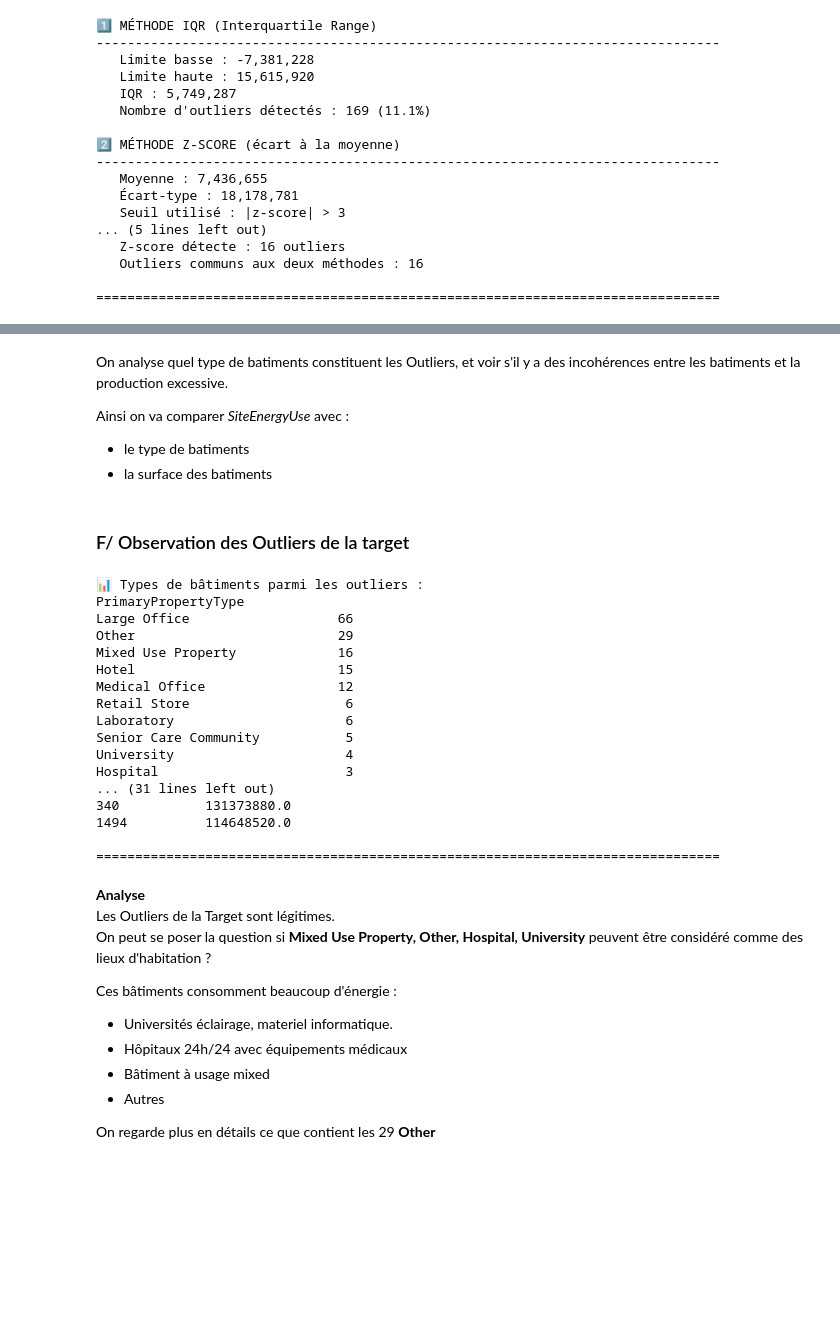
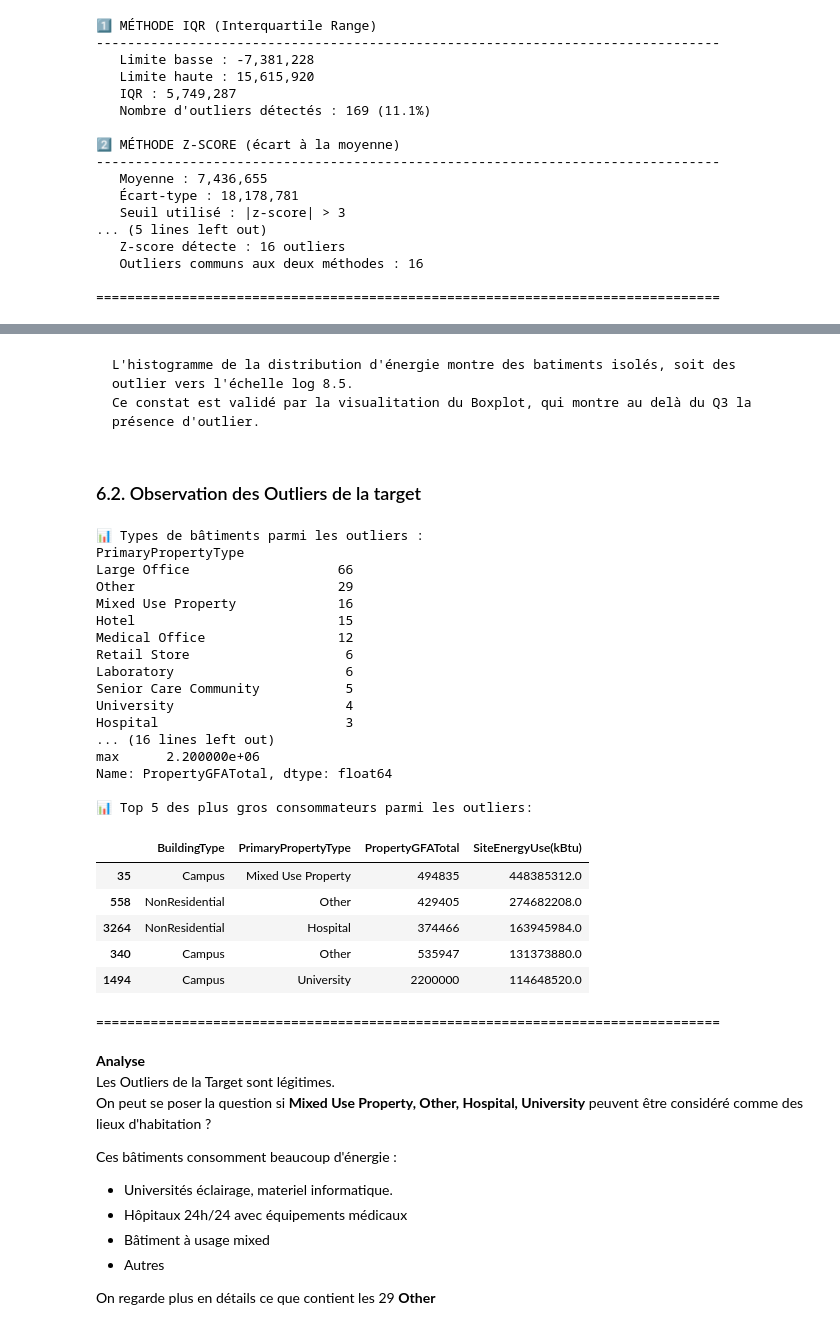
Before and after one commit to vler0ux/seattle, a Jupyter notebook: Leroux-veronique-analyse-exploratoire.ipynb, the cells around one changed output, grey strips where cells are left out. Cells and saved outputs as stored; diff of their text form; code cells hidden in the pictures; blank space fills up the shorter version.

````diff
--- a/Leroux-veronique-analyse-exploratoire.ipynb
+++ b/Leroux-veronique-analyse-exploratoire.ipynb
@@ -503,37 +548,37 @@ Cela confirme que **La consommation d'energie n'est pas lié au nombre de batime
 print("\n1️⃣ MÉTHODE IQR (Interquartile Range)")
 print("-"*80)
 
-Q1 = df_clean['SiteEnergyUse(kBtu)'].quantile(0.25)
-Q3 = df_clean['SiteEnergyUse(kBtu)'].quantile(0.75)
+Q1 = df['SiteEnergyUse(kBtu)'].quantile(0.25)
+Q3 = df['SiteEnergyUse(kBtu)'].quantile(0.75)
 IQR = Q3 - Q1
 limite_basse_iqr = Q1 - 1.5 * IQR
 limite_haute_iqr = Q3 + 1.5 * IQR
 
-outliers_iqr = df_clean[(df_clean['SiteEnergyUse(kBtu)'] < limite_basse_iqr) |
-                         (df_clean['SiteEnergyUse(kBtu)'] > limite_haute_iqr)]
+outliers_iqr = df[(df['SiteEnergyUse(kBtu)'] < limite_basse_iqr) |
+                         (df['SiteEnergyUse(kBtu)'] > limite_haute_iqr)]
 
 print(f"   Limite basse : {limite_basse_iqr:,.0f}")
 print(f"   Limite haute : {limite_haute_iqr:,.0f}")
 print(f"   IQR : {IQR:,.0f}")
-print(f"   Nombre d'outliers détectés : {len(outliers_iqr)} ({len(outliers_iqr)/len(df_clean)*100:.1f}%)")
+print(f"   Nombre d'outliers détectés : {len(outliers_iqr)} ({len(outliers_iqr)/len(df)*100:.1f}%)")
 
 # ===== MÉTHODE 2 : Z-SCORE =====
 print("\n2️⃣ MÉTHODE Z-SCORE (écart à la moyenne)")
 print("-"*80)
 
-mean = df_clean['SiteEnergyUse(kBtu)'].mean()
-std = df_clean['SiteEnergyUse(kBtu)'].std()
+mean = df['SiteEnergyUse(kBtu)'].mean()
+std = df['SiteEnergyUse(kBtu)'].std()
 
 # Calculer le z-score pour chaque valeur
-df_clean['z_score'] = np.abs((df_clean['SiteEnergyUse(kBtu)'] - mean) / std)
+df['z_score'] = np.abs((df['SiteEnergyUse(kBtu)'] - mean) / std)
 
 # Seuil classique : |z| > 3
-outliers_zscore = df_clean[df_clean['z_score'] > 3]
+outliers_zscore = df[df['z_score'] > 3]
 
 print(f"   Moyenne : {mean:,.0f}")
 print(f"   Écart-type : {std:,.0f}")
 print(f"   Seuil utilisé : |z-score| > 3")
-print(f"   Nombre d'outliers détectés : {len(outliers_zscore)} ({len(outliers_zscore)/len(df_clean)*100:.1f}%)")
+print(f"   Nombre d'outliers détectés : {len(outliers_zscore)} ({len(outliers_zscore)/len(df)*100:.1f}%)")
 
 # ===== COMPARAISON =====
 print("\n📊 COMPARAISON")
@@ -548,7 +593,7 @@ print(f"   Outliers communs aux deux méthodes : {len(communs)}")
 print("\n" + "="*80)
 
 # Nettoyer la colonne temporaire
-df_clean = df_clean.drop(columns=['z_score'])
+dfn = df.drop(columns=['z_score'])
 # %% [output]
 1️⃣ MÉTHODE IQR (Interquartile Range)
 --------------------------------------------------------------------------------
@@ -613,48 +665,54 @@ plt.show()
 # %% [markdown]
-On analyse quel type de batiments constituent les Outliers, et voir s'il y a des incohérences entre les  batiments et la production excessive.
-
-Ainsi on  va comparer *SiteEnergyUse* avec :
-- le type de batiments
-- la surface des batiments
+```
+L'histogramme de la distribution d'énergie montre des batiments isolés, soit des outlier vers l'échelle log 8.5.
+Ce constat est validé par la visualitation du Boxplot, qui montre au delà du Q3 la présence d'outlier.
+```
 # %% [markdown]
-### F/ Observation des Outliers de la target
+### 6.2. Observation des Outliers de la target
 # %%
-Q1 = df_clean['SiteEnergyUse(kBtu)'].quantile(0.25)
-Q3 = df_clean['SiteEnergyUse(kBtu)'].quantile(0.75)
+Q1 = df['SiteEnergyUse(kBtu)'].quantile(0.25)
+Q3 = df['SiteEnergyUse(kBtu)'].quantile(0.75)
 IQR = Q3 - Q1
 limite_basse = Q1 - 1.5 * IQR
 limite_haute = Q3 + 1.5 * IQR
-outliers = df_clean[df_clean['SiteEnergyUse(kBtu)'] > limite_haute]
+outliers = df[df['SiteEnergyUse(kBtu)'] > limite_haute]
 
 print(f"\n📊 Types de bâtiments parmi les outliers :")
 print(outliers['PrimaryPropertyType'].value_counts())
 
 print(f"\n📊 Description de la surface des bâtiments parmi les outliers :")
 print(outliers['PropertyGFATotal'].describe())
 
 print(f"\n📊 Top 5 des plus gros consommateurs parmi les outliers:")
 top5 = outliers.nlargest(5, 'SiteEnergyUse(kBtu)')[['BuildingType','PrimaryPropertyType','PropertyGFATotal','SiteEnergyUse(kBtu)']]
-print(top5)
+display(top5)
 
 print("\n" + "="*80)
 # %% [output]
 📊 Types de bâtiments parmi les outliers :
 PrimaryPropertyType
 Large Office                   66
 Other                          29
 Mixed Use Property             16
 Hotel                          15
 Medical Office                 12
 Retail Store                    6
 Laboratory                      6
 Senior Care Community           5
 University                      4
 Hospital                        3
-... (31 lines left out)
-340           131373880.0
-1494          114648520.0
+... (16 lines left out)
+max      2.200000e+06
+Name: PropertyGFATotal, dtype: float64
 
-================================================================================
+📊 Top 5 des plus gros consommateurs parmi les outliers:
+|  | BuildingType | PrimaryPropertyType | PropertyGFATotal | SiteEnergyUse(kBtu) |
+| 35 | Campus | Mixed Use Property | 494835 | 448385312.0 |
+| 558 | NonResidential | Other | 429405 | 274682208.0 |
+| 3264 | NonResidential | Hospital | 374466 | 163945984.0 |
+| 340 | Campus | Other | 535947 | 131373880.0 |
+| 1494 | Campus | University | 2200000 | 114648520.0 |
+================================================================================
 # %% [markdown]
 **Analyse**
 Les Outliers de la Target sont légitimes.
````
Also changed, not shown: parts of 24 cells of this notebook.
